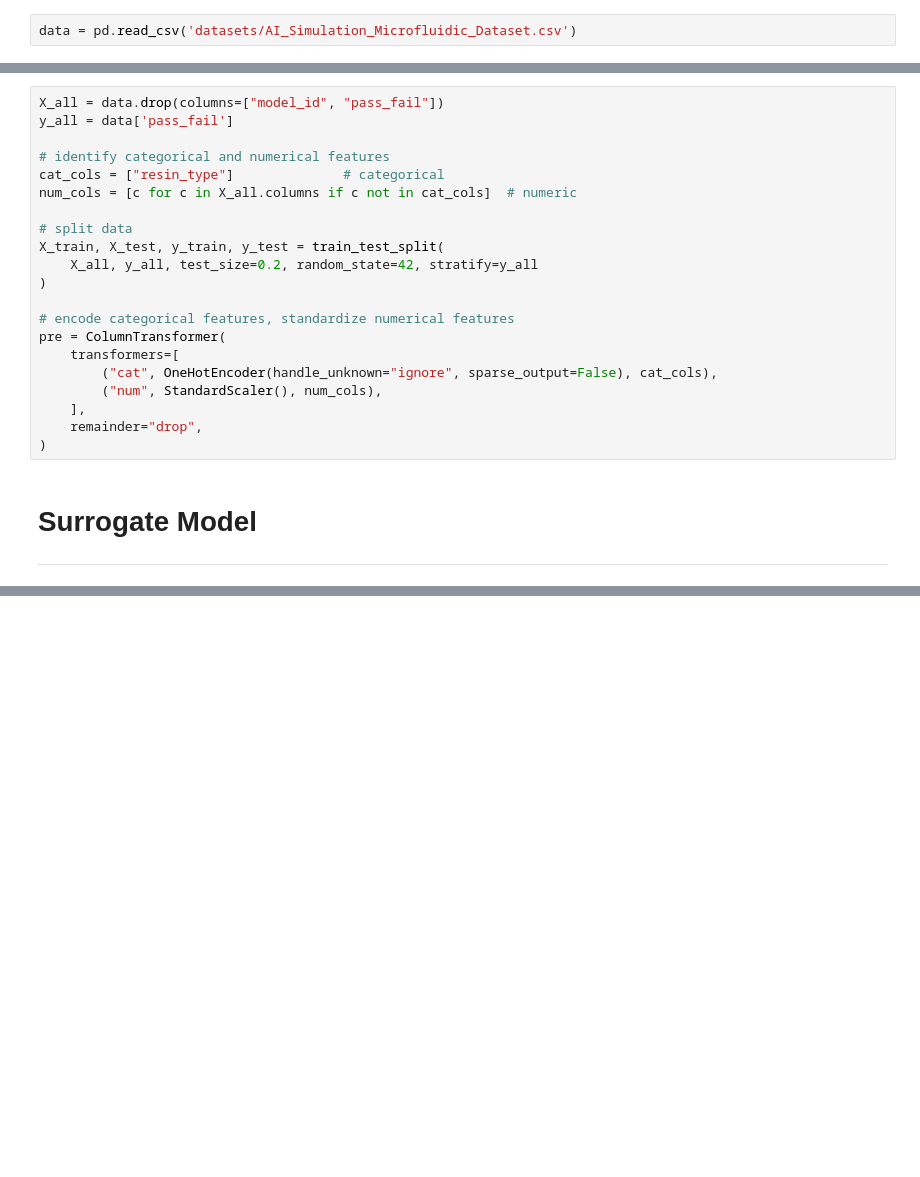
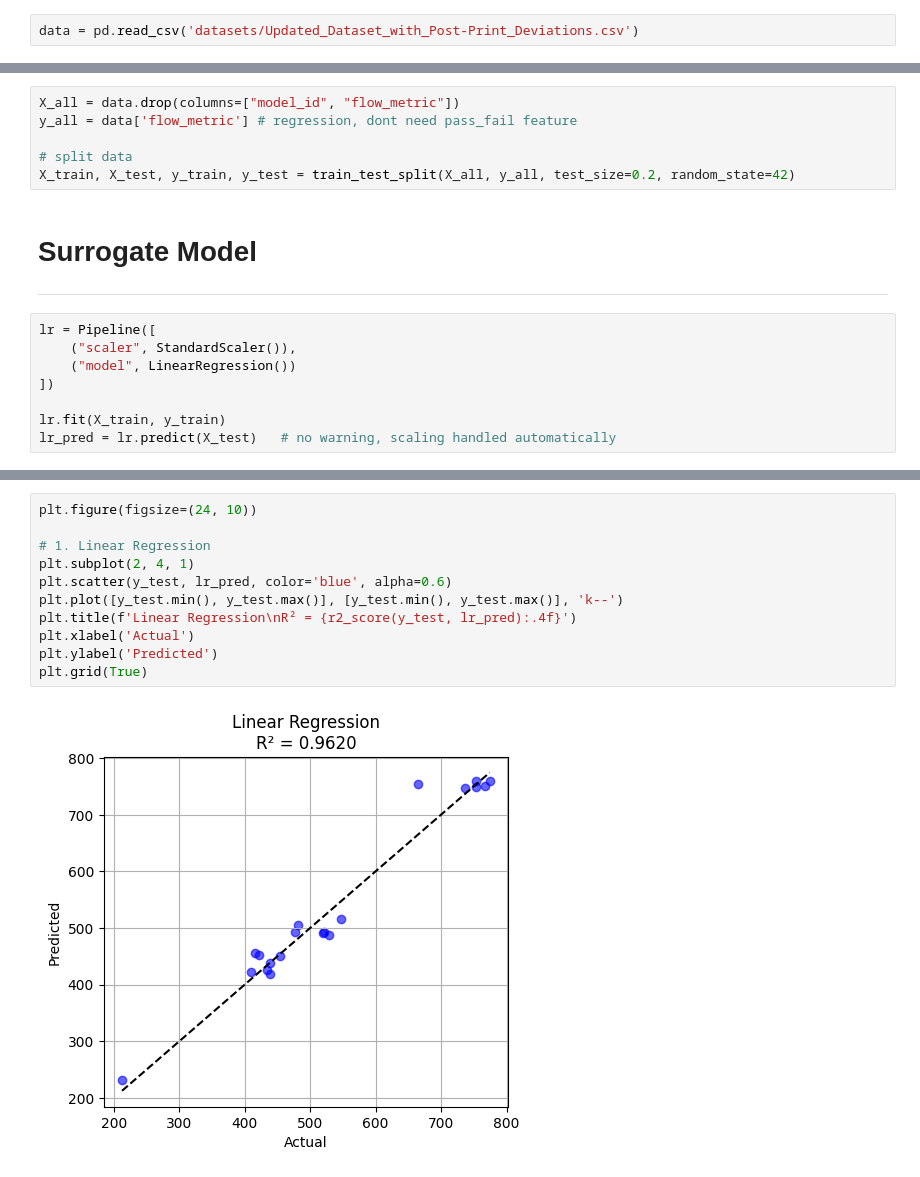
Before and after one commit to WTL04/Closed-Loop-Optimization-For-SLA-Printed-Microfluidic-Channels, a Jupyter notebook: experiment.ipynb, the cells around one changed output, grey strips where cells are left out. Drawn from its saved outputs; the diff is of its cells as text; blank space fills up the shorter version.

```diff
--- a/experiment.ipynb
+++ b/experiment.ipynb
@@ -17,7 +25,7 @@ Pass if:
 - flow_metric is between 9 and 11 µL/min
 - pressure drop is between 85 and 115 Pascals
 # %%
-data = pd.read_csv('datasets/AI_Simulation_Microfluidic_Dataset.csv')
+data = pd.read_csv('datasets/Updated_Dataset_with_Post-Print_Deviations.csv')
 # %% [markdown]
 # Data Preprocessing
 ---
@@ -26,26 +34,19 @@ data = pd.read_csv('datasets/AI_Simulation_Microfluidic_Dataset.csv')
 - split into X and y
 - split into train and test data
 # %%
-X_all = data.drop(columns=["model_id", "pass_fail"])
-y_all = data['pass_fail']
-
-# identify categorical and numerical features
-cat_cols = ["resin_type"]              # categorical
-num_cols = [c for c in X_all.columns if c not in cat_cols]  # numeric
+X_all = data.drop(columns=["model_id", "flow_metric"])
+y_all = data['flow_metric'] # regression, dont need pass_fail feature
 
 # split data
-X_train, X_test, y_train, y_test = train_test_split(
-    X_all, y_all, test_size=0.2, random_state=42, stratify=y_all
-)
-
-# encode categorical features, standardize numerical features
-pre = ColumnTransformer(
-    transformers=[
-        ("cat", OneHotEncoder(handle_unknown="ignore", sparse_output=False), cat_cols),
-        ("num", StandardScaler(), num_cols),
-    ],
-    remainder="drop",
-)
+X_train, X_test, y_train, y_test = train_test_split(X_all, y_all, test_size=0.2, random_state=42)
 # %% [markdown]
 # Surrogate Model
 ---
+# %%
+lr = Pipeline([
+    ("scaler", StandardScaler()),
+    ("model", LinearRegression())
+])
+
+lr.fit(X_train, y_train)
+lr_pred = lr.predict(X_test)   # no warning, scaling handled automatically
@@ -52,2 +68,15 @@ pre = ColumnTransformer(
+# %%
+plt.figure(figsize=(24, 10))
+
+# 1. Linear Regression
+plt.subplot(2, 4, 1)
+plt.scatter(y_test, lr_pred, color='blue', alpha=0.6)
+plt.plot([y_test.min(), y_test.max()], [y_test.min(), y_test.max()], 'k--')
+plt.title(f'Linear Regression\nR² = {r2_score(y_test, lr_pred):.4f}')
+plt.xlabel('Actual')
+plt.ylabel('Predicted')
+plt.grid(True)
+# %% [output]
+[figure, added]
 # %%
 # surrogate model
```
Also changed, not shown: parts of 6 cells of this notebook, 4 other files.
